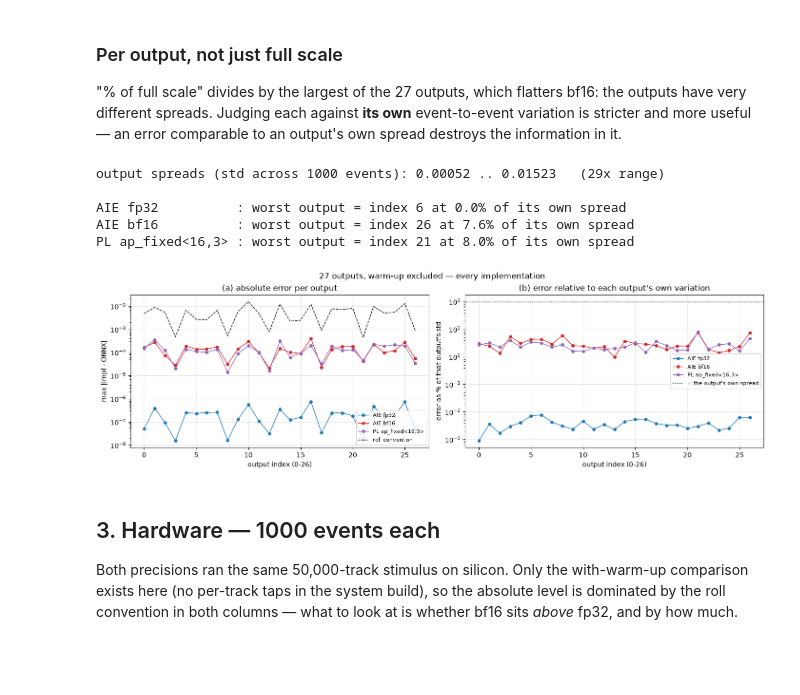
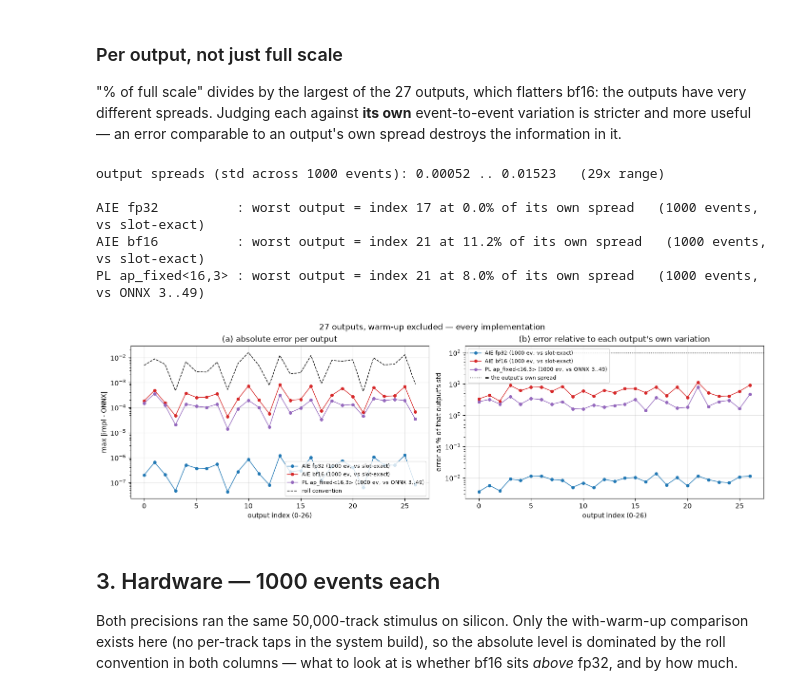
Before and after one commit to AkshayMalige/rtda_demo, a Jupyter notebook: analysis/rtda_compare.ipynb, the cells around one changed output. Saved outputs shown, nothing was run; the diff lists cells and outputs as text; code cells hidden in the pictures; blank space fills up the shorter version.

```diff
--- a/analysis/rtda_compare.ipynb
+++ b/analysis/rtda_compare.ipynb
@@ -296,50 +374,41 @@ destroys the information in it.
 # %%
 std = REF27_W.std(0)                       # (27,) spread of each output across events
 print(f'output spreads (std across {N_EVENTS} events): '
       f'{std.min():.5f} .. {std.max():.5f}   ({std.max()/std.min():.0f}x range)\n')
 
 fig, ax = plt.subplots(1, 2, figsize=(14, 4.2), constrained_layout=True)
-def per_output_err(impl):
-    """(27,) worst error per output, warm-up excluded, or None."""
-    for sim in SIMS:
-        r = RUNS[impl].get(sim)
-        if r is None:
-            continue
-        n = r['n_events']
-        if 'per_track' in r:
-            return np.abs(out27(r['per_track'][:, WARMUP:].mean(1))
-                          - REF27_W[:n]).max(axis=0)
-        if int(r.get('info', {}).get('warmup', 0)) >= WARMUP:
-            return np.abs(out27(r['mean']) - REF27_W[:n]).max(axis=0)
-    return None
-
+# ARITH, not a second selection of its own. This cell used to walk SIMS itself
+# and take the first hit, which for the PL flow meant the 2-event simulation
+# while the headline above quoted the 1000-event board run.
 for impl in IMPLS:
-    err = per_output_err(impl)
-    if err is None:
+    if impl not in ARITH:
         continue
-    ax[0].semilogy(err, 'o-', ms=4, lw=1, color=COL[impl], label=LABEL[impl])
-    ax[1].semilogy(100 * err / std, 'o-', ms=4, lw=1, color=COL[impl], label=LABEL[impl])
+    err = ARITH[impl]['per_output']
+    lab = f'{LABEL[impl]} ({ARITH[impl]["n"]} ev, vs {ARITH[impl]["ref"]})'
+    ax[0].semilogy(err, 'o-', ms=4, lw=1, color=COL[impl], label=lab)
+    ax[1].semilogy(100 * err / std, 'o-', ms=4, lw=1, color=COL[impl], label=lab)
     print(f'{LABEL[impl]:<18s}: worst output = index {int((err/std).argmax())} at '
-          f'{100*(err/std).max():.1f}% of its own spread')
+          f'{100*(err/std).max():.1f}% of its own spread'
+          f'   ({ARITH[impl]["n"]} events, vs {ARITH[impl]["ref"]})')
 
 ax[0].semilogy(np.abs(REF27 - REF27_W).max(axis=0), 'k--', lw=1, label='roll convention')
 ax[0].set_xlabel('output index (0-26)'); ax[0].set_ylabel('max |impl - ONNX|')
 ax[0].set_title('(a) absolute error per output'); ax[0].legend(fontsize=8); ax[0].grid(alpha=.3)
 
 ax[1].axhline(100, color='k', ls=':', lw=1, label="= the output's own spread")
 ax[1].set_xlabel('output index (0-26)'); ax[1].set_ylabel("error as % of that output's std")
 ax[1].set_title("(b) error relative to each output's own variation")
 ax[1].legend(fontsize=8); ax[1].grid(alpha=.3)
 fig.suptitle('27 outputs, warm-up excluded — every implementation', fontsize=12)
 fig.savefig(OUTD / 'accuracy_per_output.png', dpi=140, bbox_inches='tight')
 plt.show()
 # %% [output]
 output spreads (std across 1000 events): 0.00052 .. 0.01523   (29x range)
 
-AIE fp32          : worst output = index 6 at 0.0% of its own spread
-AIE bf16          : worst output = index 26 at 7.6% of its own spread
-PL ap_fixed<16,3> : worst output = index 21 at 8.0% of its own spread
+AIE fp32          : worst output = index 17 at 0.0% of its own spread   (1000 events, vs slot-exact)
+AIE bf16          : worst output = index 21 at 11.2% of its own spread   (1000 events, vs slot-exact)
+PL ap_fixed<16,3> : worst output = index 21 at 8.0% of its own spread   (1000 events, vs ONNX 3..49)
-[figure, old version]
+[figure, new version]
 # %% [markdown]
 ## 3. Hardware — 1000 events each
 
```
Also changed, not shown: parts of 5 cells of this notebook, 3 other files.
